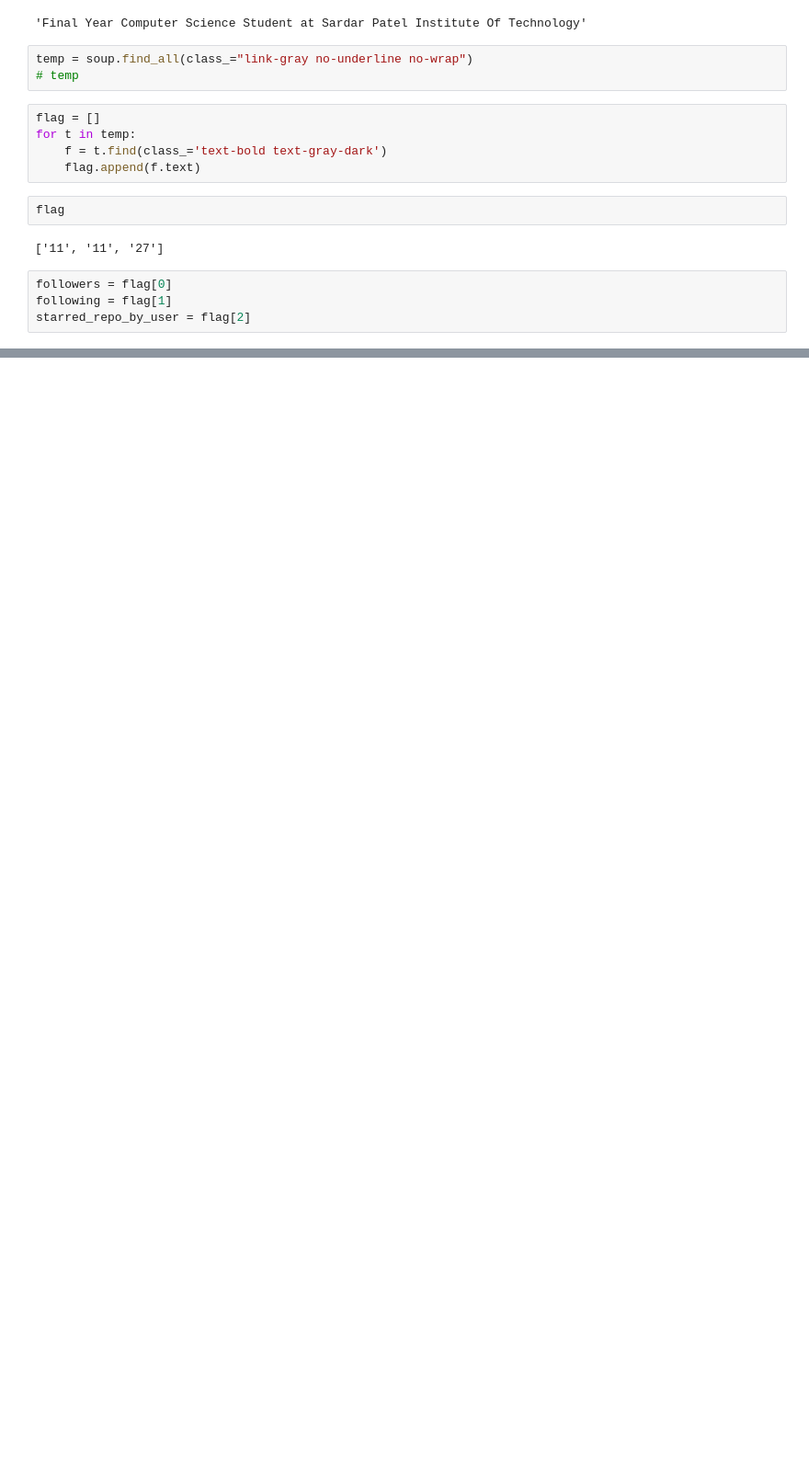
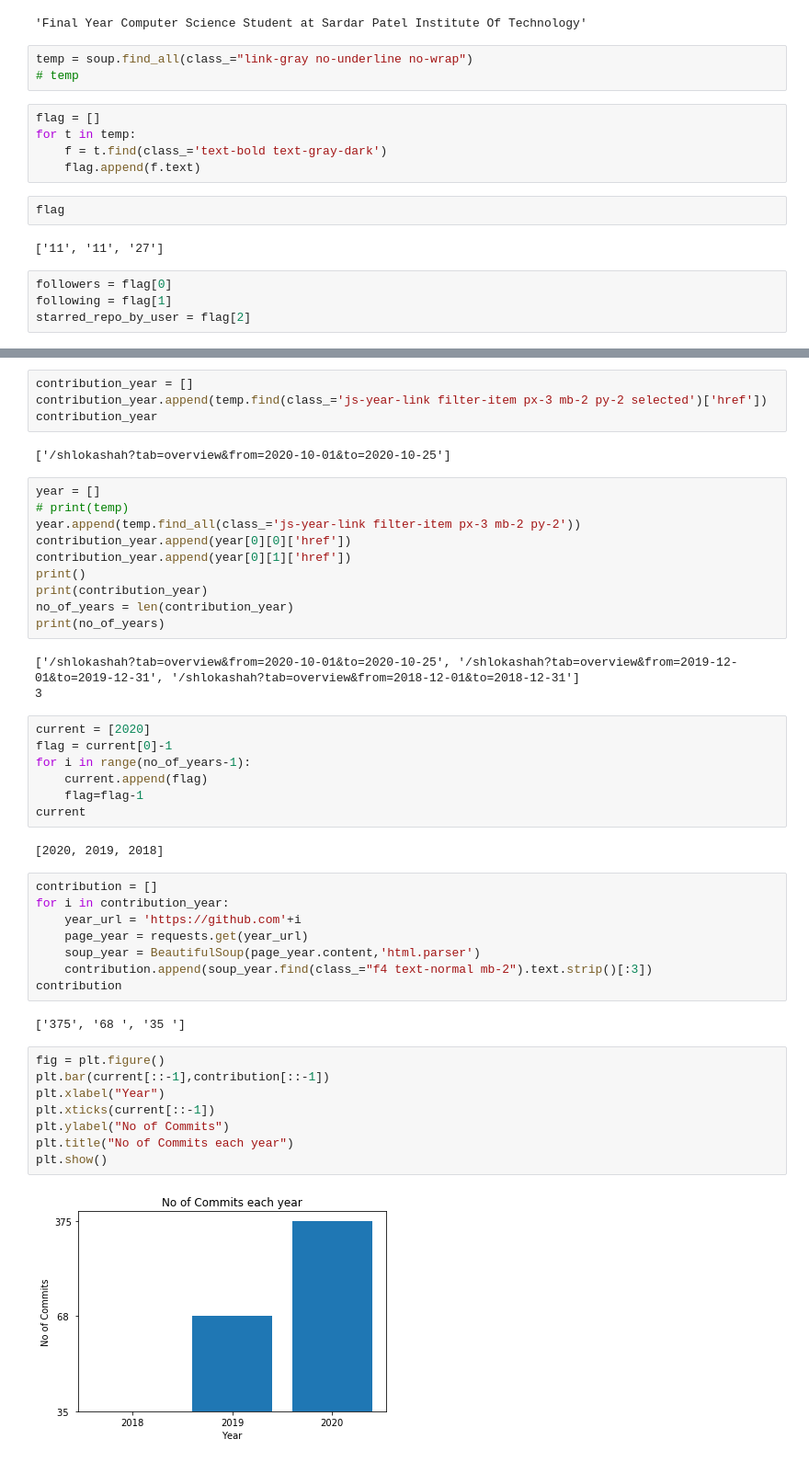
Before and after one commit to shlokashah/Github-Scrape, a Jupyter notebook: gtihub_scrape.ipynb, the cells around one changed output, grey strips where cells are left out. Shown: that part at 92% size. Cells and saved outputs as stored; diff of their text form; blank space fills up the shorter version.

Commit message:
commit analysis

```diff
--- a/gihub_scrape.ipynb
+++ b/gtihub_scrape.ipynb
@@ -60,0 +125,48 @@ starred_repo_by_user = flag[2]
+# %%
+contribution_year = []
+contribution_year.append(temp.find(class_='js-year-link filter-item px-3 mb-2 py-2 selected')['href'])
+contribution_year
+# %% [output]
+['/shlokashah?tab=overview&from=2020-10-01&to=2020-10-25']
+# %%
+year = []
+# print(temp)
+year.append(temp.find_all(class_='js-year-link filter-item px-3 mb-2 py-2'))
+contribution_year.append(year[0][0]['href'])
+contribution_year.append(year[0][1]['href'])
+print()
+print(contribution_year)
+no_of_years = len(contribution_year)
+print(no_of_years)
+# %% [output]
+['/shlokashah?tab=overview&from=2020-10-01&to=2020-10-25', '/shlokashah?tab=overview&from=2019-12-01&to=2019-12-31', '/shlokashah?tab=overview&from=2018-12-01&to=2018-12-31']
+3
+# %%
+current = [2020]
+flag = current[0]-1
+for i in range(no_of_years-1):
+    current.append(flag)
+    flag=flag-1
+current
+# %% [output]
+[2020, 2019, 2018]
+# %%
+contribution = []
+for i in contribution_year:
+    year_url = 'https://github.com'+i
+    page_year = requests.get(year_url)
+    soup_year = BeautifulSoup(page_year.content,'html.parser')
+    contribution.append(soup_year.find(class_="f4 text-normal mb-2").text.strip()[:3])
+contribution
+# %% [output]
+['375', '68 ', '35 ']
+# %%
+fig = plt.figure()
+plt.bar(current[::-1],contribution[::-1])
+plt.xlabel("Year")
+plt.xticks(current[::-1])
+plt.ylabel("No of Commits")
+plt.title("No of Commits each year")
+plt.show()
+# %% [output]
+[figure, added]
```
Also changed, not shown: parts of 17 cells of this notebook.
